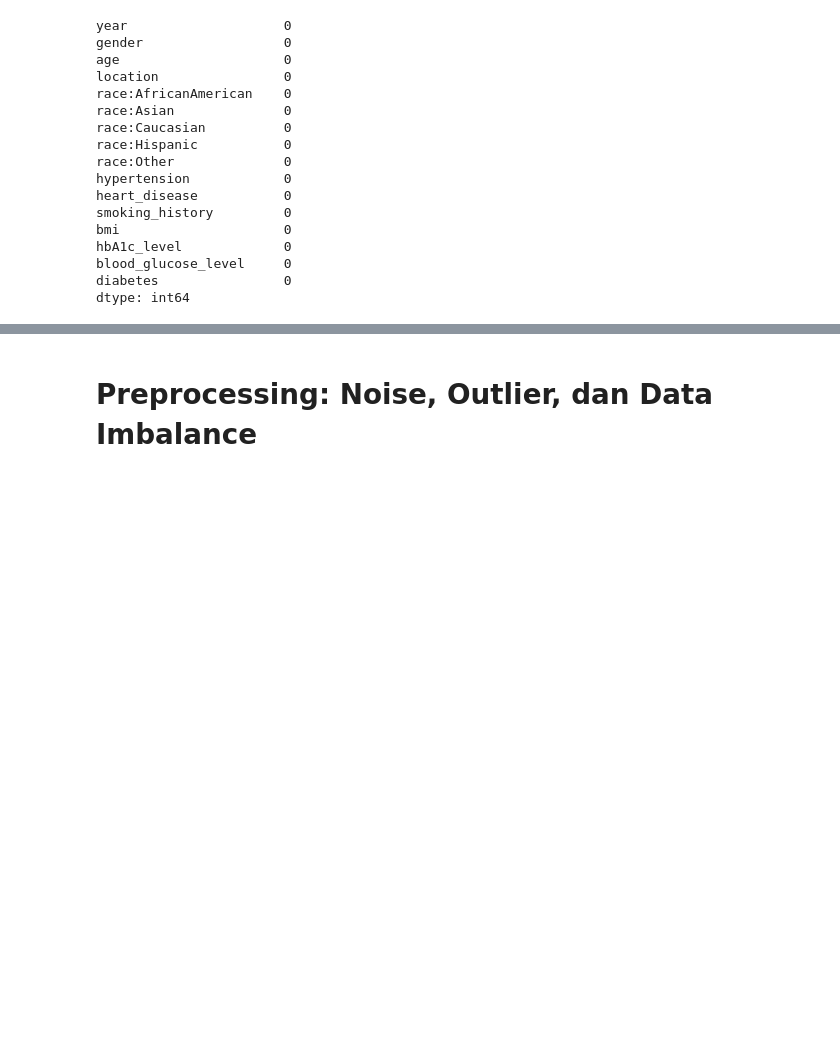
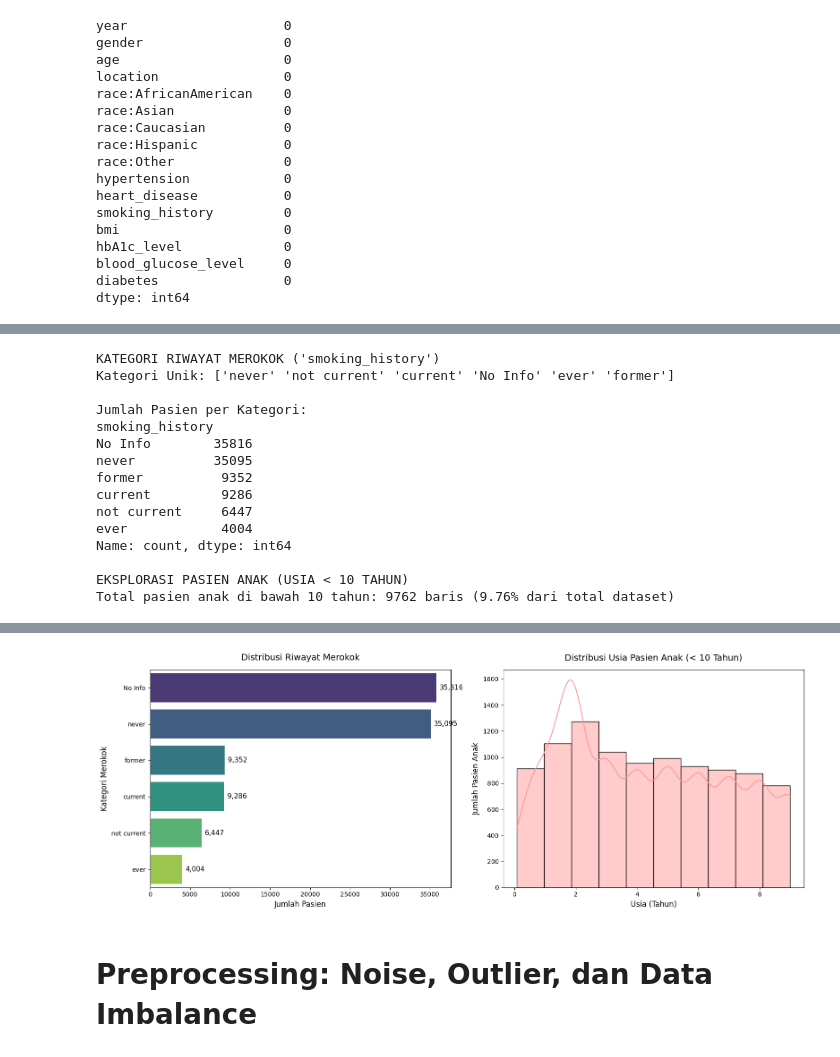
Before and after one commit to WhisnuAbraham/Projek_MachileLearning_Kelompok_10, a Jupyter notebook: diabetes_classification.ipynb, the cells around one changed output, grey strips where cells are left out. Drawn from its saved outputs; the diff is of its cells as text; code cells hidden in the pictures; blank space fills up the shorter version.

```diff
--- a/diabetes_classification.ipynb
+++ b/diabetes_classification.ipynb
@@ -142,0 +211,49 @@ print(df[df['age'] < 10])
+# %%
+print("KATEGORI RIWAYAT MEROKOK ('smoking_history')")
+print("Kategori Unik:", df['smoking_history'].unique())
+print("\nJumlah Pasien per Kategori:")
+print(df['smoking_history'].value_counts())
+
+print("\nEKSPLORASI PASIEN ANAK (USIA < 10 TAHUN)")
+df_kids = df[df['age'] < 10]
+print(f"Total pasien anak di bawah 10 tahun: {len(df_kids)} baris ({len(df_kids)/len(df)*100:.2f}% dari total dataset)")
+display(df_kids.head())
+plt.figure(figsize=(16, 6))
+
+#Bar Chart Riwayat Merokok Keseluruhan
+plt.subplot(1, 2, 1)
+ax1 = sns.countplot(y='smoking_history', data=df, order=df['smoking_history'].value_counts().index, palette='viridis')
+plt.title("Distribusi Riwayat Merokok", fontsize=14, pad=15)
+plt.xlabel("Jumlah Pasien", fontsize=12)
+plt.ylabel("Kategori Merokok", fontsize=12)
+
+for p in ax1.patches:
+    ax1.annotate(f'{int(p.get_width()):,}', (p.get_width(), p.get_y() + p.get_height() / 2.),
+                 ha='left', va='center', fontsize=11, color='black', xytext=(5, 0),
+                 textcoords='offset points')
+
+#Distribusi Usia Pasien Anak (< 10 Tahun)
+plt.subplot(1, 2, 2)
+sns.histplot(df_kids['age'], bins=10, kde=True, color='#ff9999', edgecolor='black')
+plt.title("Distribusi Usia Pasien Anak (< 10 Tahun)", fontsize=14, pad=15)
+plt.xlabel("Usia (Tahun)", fontsize=12)
+plt.ylabel("Jumlah Pasien Anak", fontsize=12)
+
+plt.tight_layout()
+plt.show()
+# %% [output]
+KATEGORI RIWAYAT MEROKOK ('smoking_history')
+Kategori Unik: ['never' 'not current' 'current' 'No Info' 'ever' 'former']
+
+Jumlah Pasien per Kategori:
+smoking_history
+No Info        35816
+never          35095
+former          9352
+current         9286
+not current     6447
+ever            4004
+Name: count, dtype: int64
+
+EKSPLORASI PASIEN ANAK (USIA < 10 TAHUN)
+Total pasien anak di bawah 10 tahun: 9762 baris (9.76% dari total dataset)
@@ -143,3 +266,4 @@ print(df[df['age'] < 10])
+[figure, added]
 # %% [markdown]
 # Preprocessing: Noise, Outlier, dan Data Imbalance
 # %% [markdown]
```
Also changed, not shown: parts of 44 cells of this notebook, 1 other file.
